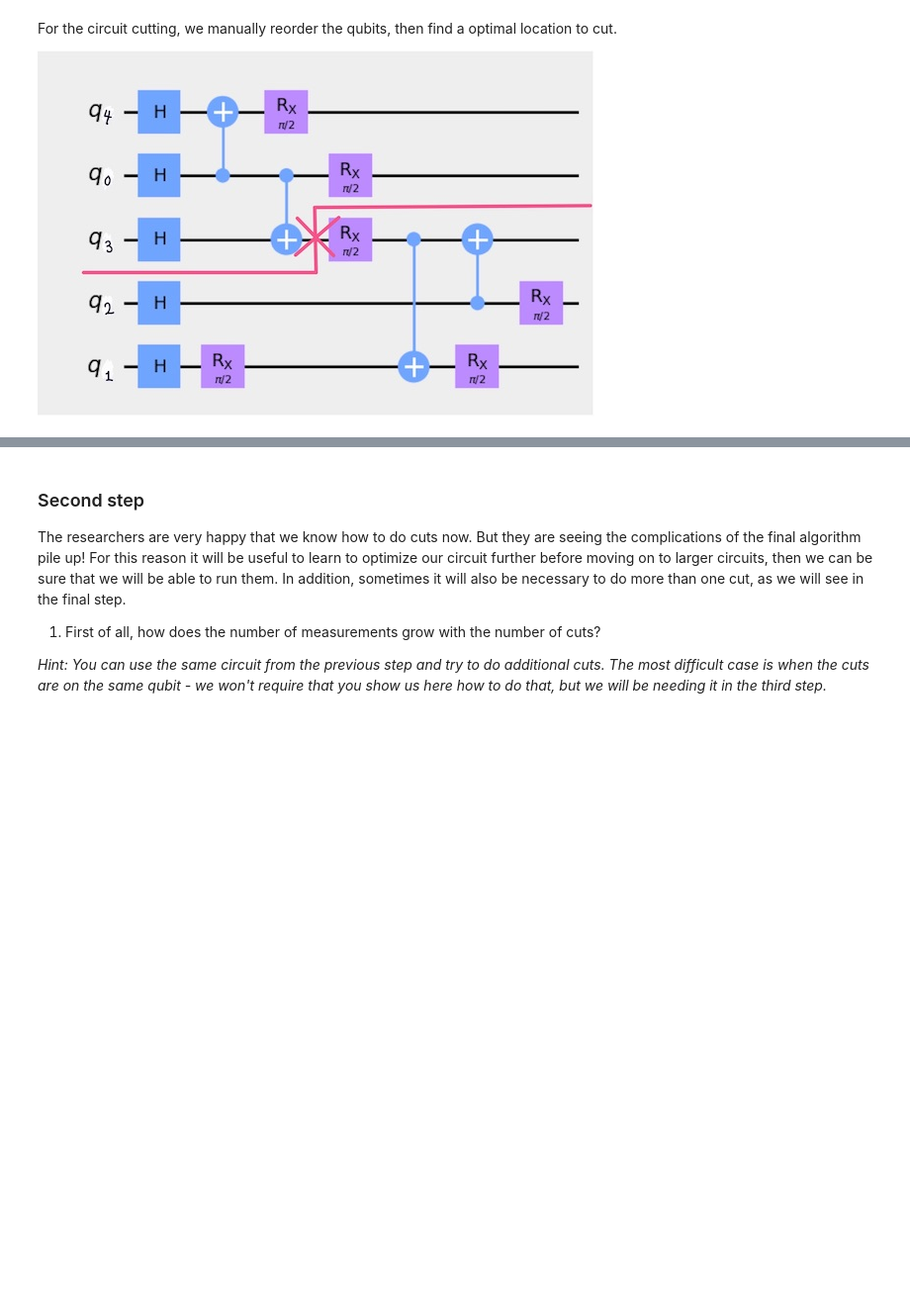
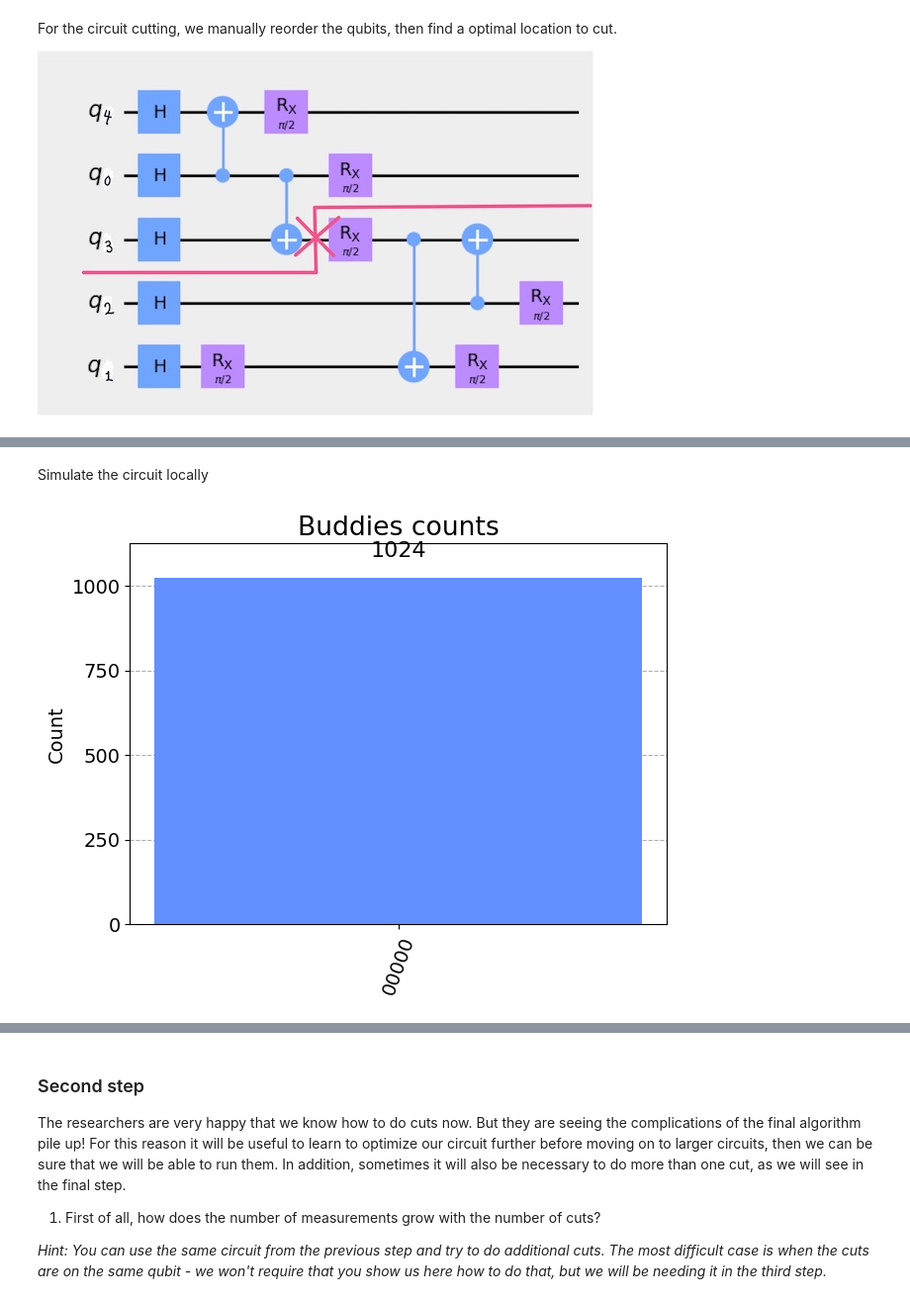
Before and after one commit to QuantumBarcelona/Qiskit-Hackathon-BCN, a Jupyter notebook: challenges/BSC_challenge.ipynb, the cells around one changed output, grey strips where cells are left out. Shown at 99% size. Cells and saved outputs as stored; diff of their text form; code cells hidden in the pictures; blank space fills up the shorter version.

```diff
--- a/challenges/BSC_challenge.ipynb
+++ b/challenges/BSC_challenge.ipynb
@@ -148,3 +181,13 @@ ModuleNotFoundError: No module named 'matplotlib'
+# %% [markdown]
+Simulate the circuit locally
+# %%
+simulator = Aer.get_backend('statevector_simulator')
+circ = transpile(circuit, simulator)
+result = simulator.run(circ, shots=1024).result()
+counts = result.get_counts(circ)
+plot_histogram(counts, title='Buddies counts')
+# %% [output]
+[figure, added]
 # %%
 # loading IBMQ account
 from qiskit import IBMQ
```
Also changed, not shown: parts of 7 cells of this notebook.
